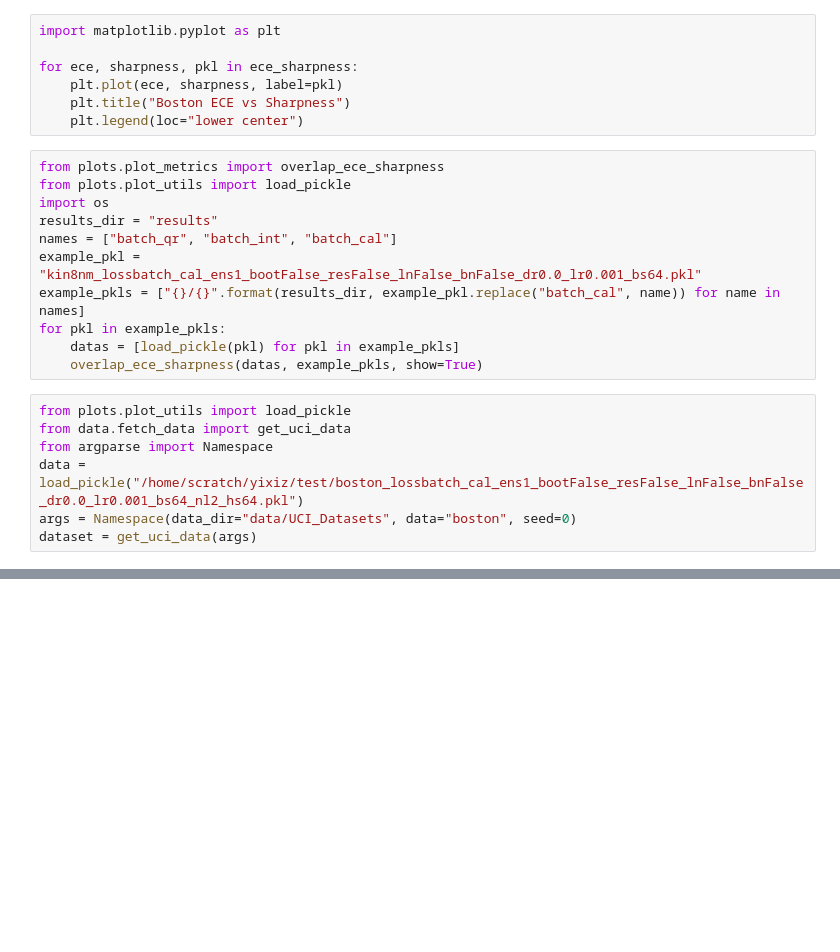
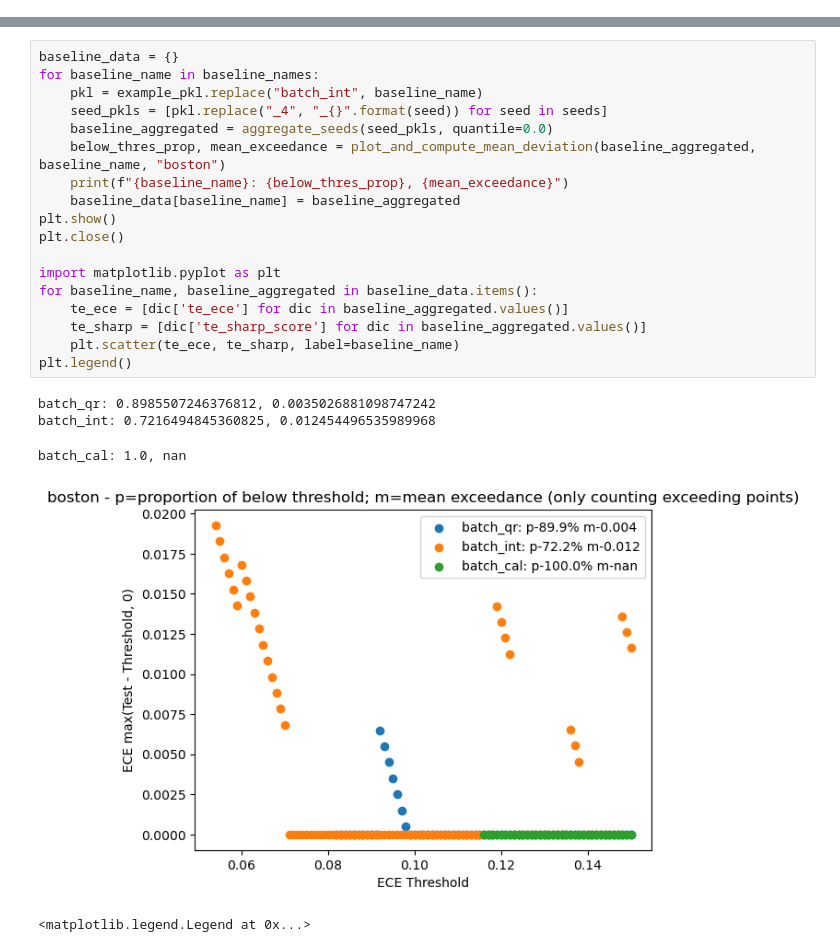
Before and after one commit to Zyxleo123/calibrated-quantile-uq, a Jupyter notebook: test.ipynb, the cells around one changed output, grey strips where cells are left out. Drawn from its saved outputs; the diff is of its cells as text; blank space fills up the shorter version.

Commit message:
added seed aggragation plot

```diff
--- a/test.ipynb
+++ b/test.ipynb
@@ -40,25 +0,0 @@ len(ece_sharpness)
-# %%
-import matplotlib.pyplot as plt
-
-for ece, sharpness, pkl in ece_sharpness:
-    plt.plot(ece, sharpness, label=pkl)
-    plt.title("Boston ECE vs Sharpness")
-    plt.legend(loc="lower center")
-# %%
-from plots.plot_metrics import overlap_ece_sharpness
-from plots.plot_utils import load_pickle
-import os
-results_dir = "results"
-names = ["batch_qr", "batch_int", "batch_cal"]
-example_pkl = "kin8nm_lossbatch_cal_ens1_bootFalse_resFalse_lnFalse_bnFalse_dr0.0_lr0.001_bs64.pkl"
-example_pkls = ["{}/{}".format(results_dir, example_pkl.replace("batch_cal", name)) for name in names]
-for pkl in example_pkls:
-    datas = [load_pickle(pkl) for pkl in example_pkls]
-    overlap_ece_sharpness(datas, example_pkls, show=True)
-# %%
-from plots.plot_utils import load_pickle
-from data.fetch_data import get_uci_data
-from argparse import Namespace
-data = load_pickle("/home/scratch/yixiz/test/boston_lossbatch_cal_ens1_bootFalse_resFalse_lnFalse_bnFalse_dr0.0_lr0.001_bs64_nl2_hs64.pkl")
-args = Namespace(data_dir="data/UCI_Datasets", data="boston", seed=0)
-dataset = get_uci_data(args)
@@ -93,0 +65,24 @@ data['te_sharp_score_controlled'][0]
+# %%
+baseline_data = {}
+for baseline_name in baseline_names:
+    pkl = example_pkl.replace("batch_int", baseline_name)
+    seed_pkls = [pkl.replace("_4", "_{}".format(seed)) for seed in seeds]
+    baseline_aggregated = aggregate_seeds(seed_pkls, quantile=0.0)
+    below_thres_prop, mean_exceedance = plot_and_compute_mean_deviation(baseline_aggregated, baseline_name, "boston")
+    print(f"{baseline_name}: {below_thres_prop}, {mean_exceedance}")
+    baseline_data[baseline_name] = baseline_aggregated
+plt.show()
+plt.close()
+
+import matplotlib.pyplot as plt
+for baseline_name, baseline_aggregated in baseline_data.items():
+    te_ece = [dic['te_ece'] for dic in baseline_aggregated.values()]
+    te_sharp = [dic['te_sharp_score'] for dic in baseline_aggregated.values()]
+    plt.scatter(te_ece, te_sharp, label=baseline_name)
+plt.legend()
+# %% [output]
+batch_qr: 0.8985507246376812, 0.0035026881098747242
+batch_int: 0.7216494845360825, 0.012454496535989968
+batch_cal: 1.0, nan
+[figure, added]
+<matplotlib.legend.Legend at 0x...>
```
Also changed, not shown: parts of 17 cells of this notebook.
